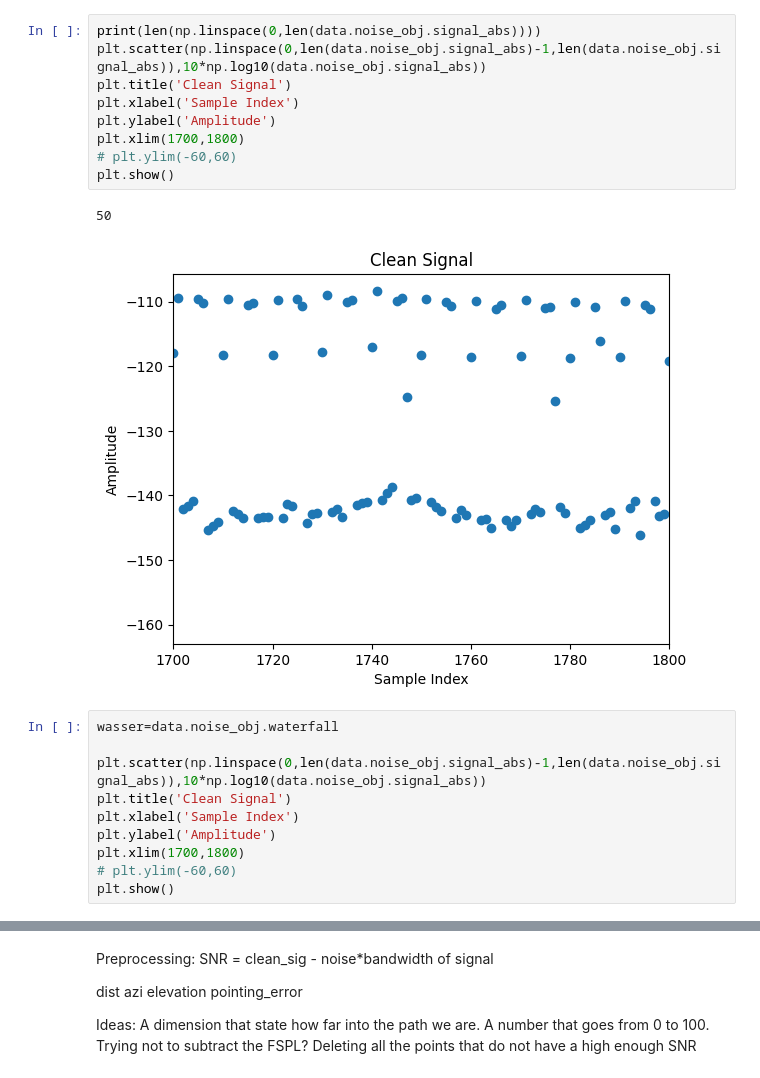
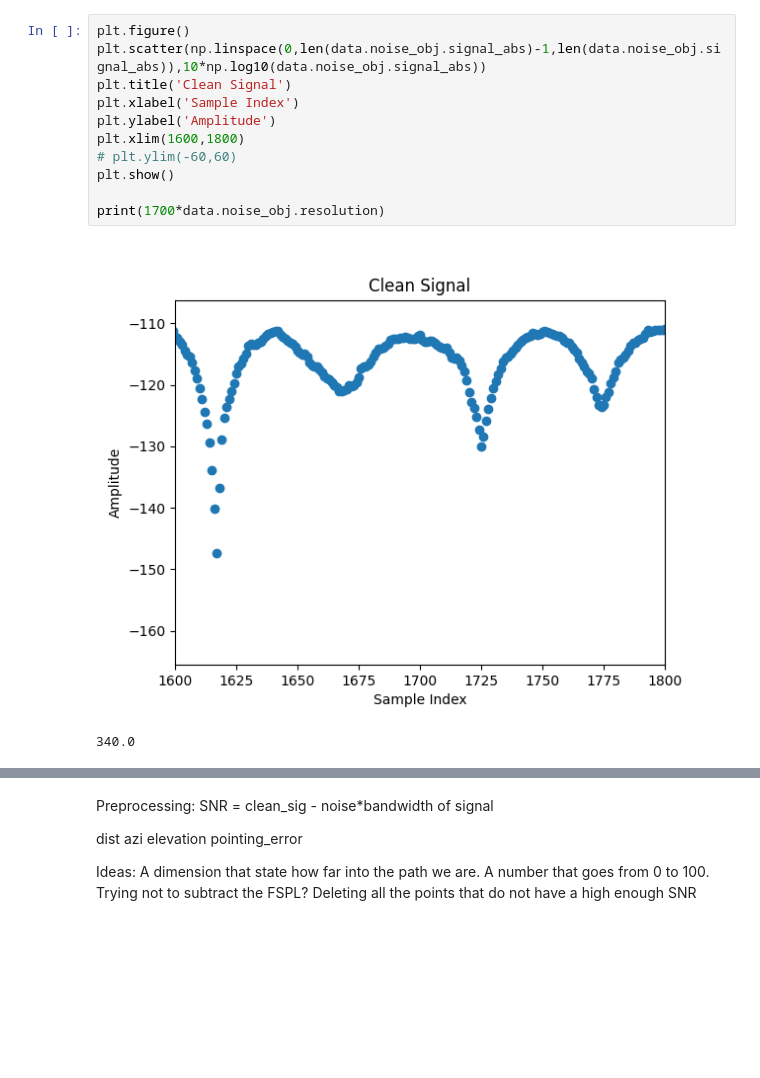
Before and after one commit to P7-Link-state/time_series_estimation, a Jupyter notebook: Machine-Learning-Playfield.ipynb, the cells around one changed output, grey strips where cells are left out. Saved outputs shown, nothing was run; the diff lists cells and outputs as text; blank space fills up the shorter version.

```diff
--- a/Machine-Learning-Playfield.ipynb
+++ b/Machine-Learning-Playfield.ipynb
@@ -51,22 +55,14 @@ plt.show()
 # %%
-print(len(np.linspace(0,len(data.noise_obj.signal_abs))))
+plt.figure()
 plt.scatter(np.linspace(0,len(data.noise_obj.signal_abs)-1,len(data.noise_obj.signal_abs)),10*np.log10(data.noise_obj.signal_abs))
 plt.title('Clean Signal')
 plt.xlabel('Sample Index')
 plt.ylabel('Amplitude')
-plt.xlim(1700,1800)
+plt.xlim(1600,1800)
 # plt.ylim(-60,60)
 plt.show()
+
+print(1700*data.noise_obj.resolution)
 # %% [output]
+[figure, new version]
-50
+340.0
-[figure, old version]
-# %%
-wasser=data.noise_obj.waterfall
-
-plt.scatter(np.linspace(0,len(data.noise_obj.signal_abs)-1,len(data.noise_obj.signal_abs)),10*np.log10(data.noise_obj.signal_abs))
-plt.title('Clean Signal')
-plt.xlabel('Sample Index')
-plt.ylabel('Amplitude')
-plt.xlim(1700,1800)
-# plt.ylim(-60,60)
-plt.show()
```
Also changed, not shown: parts of 3 cells of this notebook, 28 other files.
